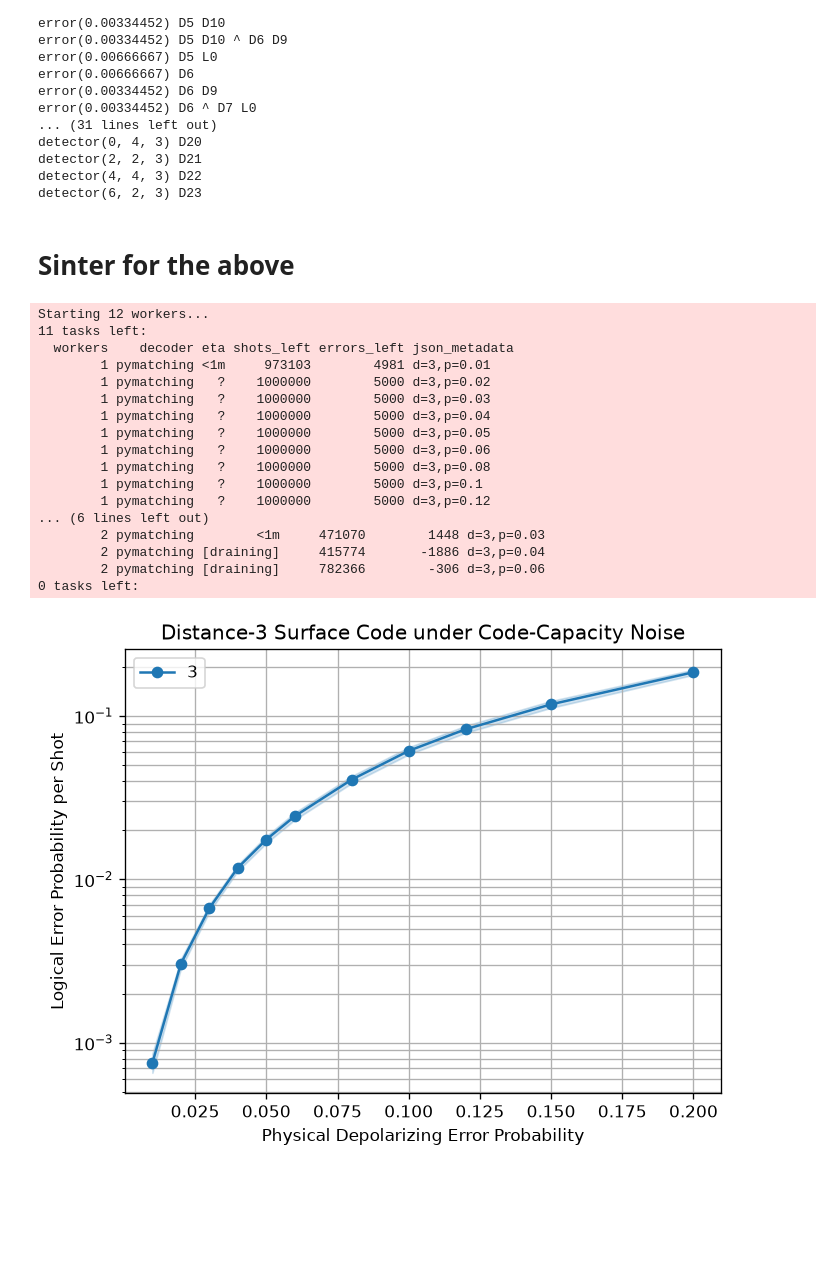
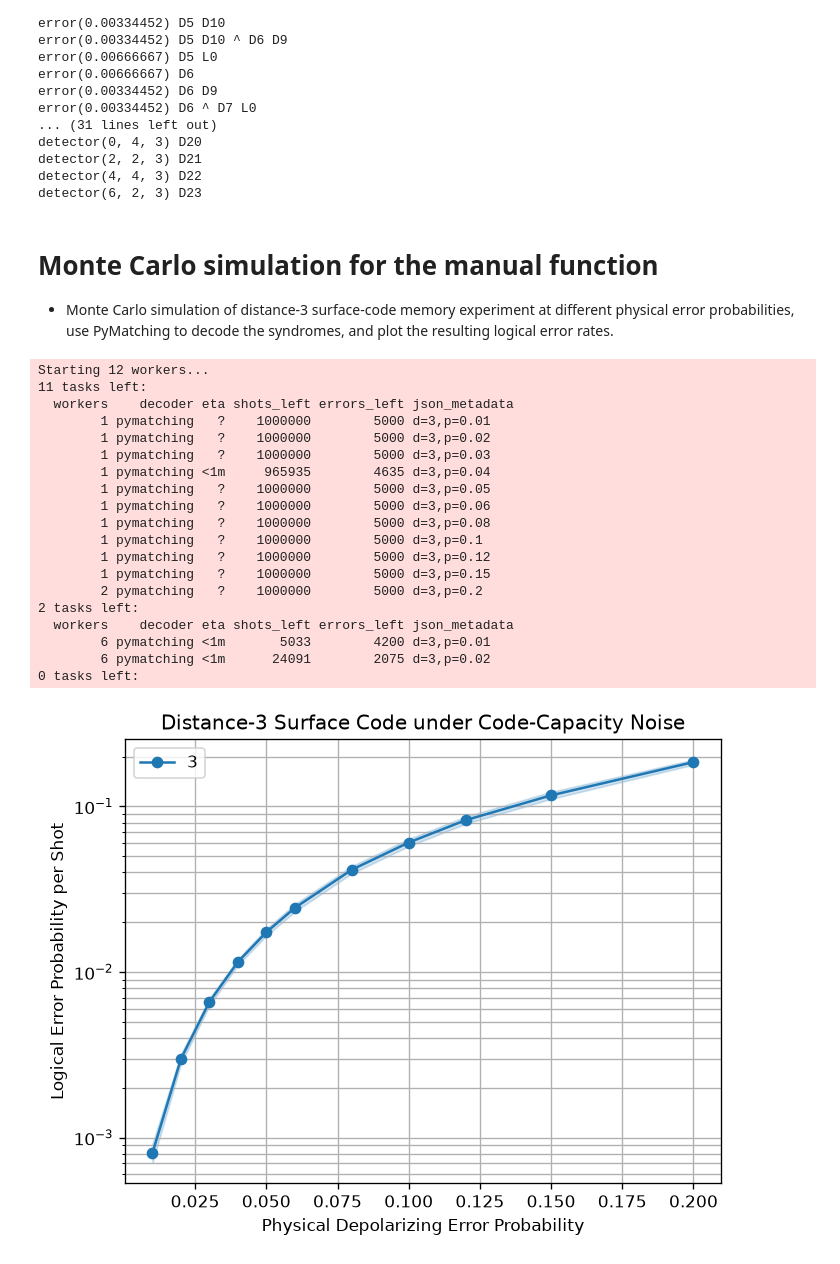
Before and after one commit to richarddengli/quantum-error-correction, a Jupyter notebook: surface_code_memory_experiment_exercise.ipynb, the cells around one changed output. Drawn from its saved outputs; the diff is of its cells as text; code cells hidden in the pictures; blank space fills up the shorter version.

Commit message:
Add phenomenological noise model and threshold simulation

```diff
--- a/surface_code_memory_experiment_exercise.ipynb
+++ b/surface_code_memory_experiment_exercise.ipynb
@@ -673,64 +718,74 @@ detector(2, 2, 3) D21
 detector(4, 4, 3) D22
 detector(6, 2, 3) D23
 # %% [markdown]
-# Sinter for the above
+# Monte Carlo simulation for the manual function
+
+- Monte Carlo simulation of distance-3 surface-code memory experiment at different physical error probabilities, use PyMatching to decode the syndromes, and plot the resulting logical error rates.
 # %%
+# Create 11 simulation tasks corresponding to different noise levels.
 
 surface_code_tasks = [
 
     sinter.Task(
-        circuit=my_d3_rotated_memory_z(rounds=2, p=noise),
-        json_metadata={'d': 3, 'p': noise},
+        circuit=my_d3_rotated_memory_z(rounds=2,
+                                       p=noise), # Pass in the manual function with 2 rounds.
+        json_metadata={'d': 3, 'p': noise}, # For identifying & plotting data later.
     )
     for noise in [0.01, 0.02, 0.03, 0.04, 0.05, 0.06, 0.08, 0.10, 0.12, 0.15, 0.20]
 ]
 
+# Collect statistics.
+
+# 'collected_surface_code_stats: List[sinter.TaskStats]' is a type annotation.
+
 collected_surface_code_stats: List[sinter.TaskStats] = sinter.collect(
-    num_workers=os.cpu_count(),
-    tasks=surface_code_tasks,
-    decoders=['pymatching'],
-    max_shots=1_000_000,
-    max_errors=5_000,
+    num_workers=os.cpu_count(), # Use approximately one worker per available CPU core.
+    tasks=surface_code_tasks, # Run the 11 specified simulation tasks.
+    decoders=['pymatching'], # use PyMatching.
+    max_shots=1_000_000, # At most one million Monte Carlo samples per task.
+    max_errors=5_000, # Stop each task once approximately 5,000 decoding failures have been observed.
     print_progress=True,
 )
 
-# Plot
+# Plot.
 fig, ax = plt.subplots(1, 1)
 
 sinter.plot_error_rate(
     ax=ax,
     stats=collected_surface_code_stats,
-    x_func=lambda stat: stat.json_metadata['p'],
-    group_func=lambda stat: stat.json_metadata['d'],
+    x_func=lambda stat: stat.json_metadata['p'], # Determines the horizontal coordinate for each result.
+    group_func=lambda stat: stat.json_metadata['d'], # Groups statistics by code distance.
 )
 
 ax.set_title("Distance-3 Surface Code under Code-Capacity Noise")
 ax.set_xlabel("Physical Depolarizing Error Probability")
 ax.set_ylabel("Logical Error Probability per Shot")
 ax.set_yscale("log")
 ax.grid(which='major')
 ax.grid(which='minor')
 ax.legend()
 fig.set_dpi(120)
 
 plt.show()
 # %% [output]
 Starting 12 workers...
 11 tasks left:
   workers    decoder eta shots_left errors_left json_metadata
-        1 pymatching <1m     973103        4981 d=3,p=0.01
+        1 pymatching   ?    1000000        5000 d=3,p=0.01
         1 pymatching   ?    1000000        5000 d=3,p=0.02
         1 pymatching   ?    1000000        5000 d=3,p=0.03
-        1 pymatching   ?    1000000        5000 d=3,p=0.04
+        1 pymatching <1m     965935        4635 d=3,p=0.04
         1 pymatching   ?    1000000        5000 d=3,p=0.05
         1 pymatching   ?    1000000        5000 d=3,p=0.06
         1 pymatching   ?    1000000        5000 d=3,p=0.08
         1 pymatching   ?    1000000        5000 d=3,p=0.1
         1 pymatching   ?    1000000        5000 d=3,p=0.12
-... (6 lines left out)
-        2 pymatching        <1m     471070        1448 d=3,p=0.03
-        2 pymatching [draining]     415774       -1886 d=3,p=0.04
-        2 pymatching [draining]     782366        -306 d=3,p=0.06
+        1 pymatching   ?    1000000        5000 d=3,p=0.15
+        2 pymatching   ?    1000000        5000 d=3,p=0.2
+2 tasks left:
+  workers    decoder eta shots_left errors_left json_metadata
+        6 pymatching <1m       5033        4200 d=3,p=0.01
+        6 pymatching <1m      24091        2075 d=3,p=0.02
 0 tasks left:
-[figure, old version]
+[figure, new version]
 # %% [markdown]
```
Also changed, not shown: parts of 28 cells of this notebook.
